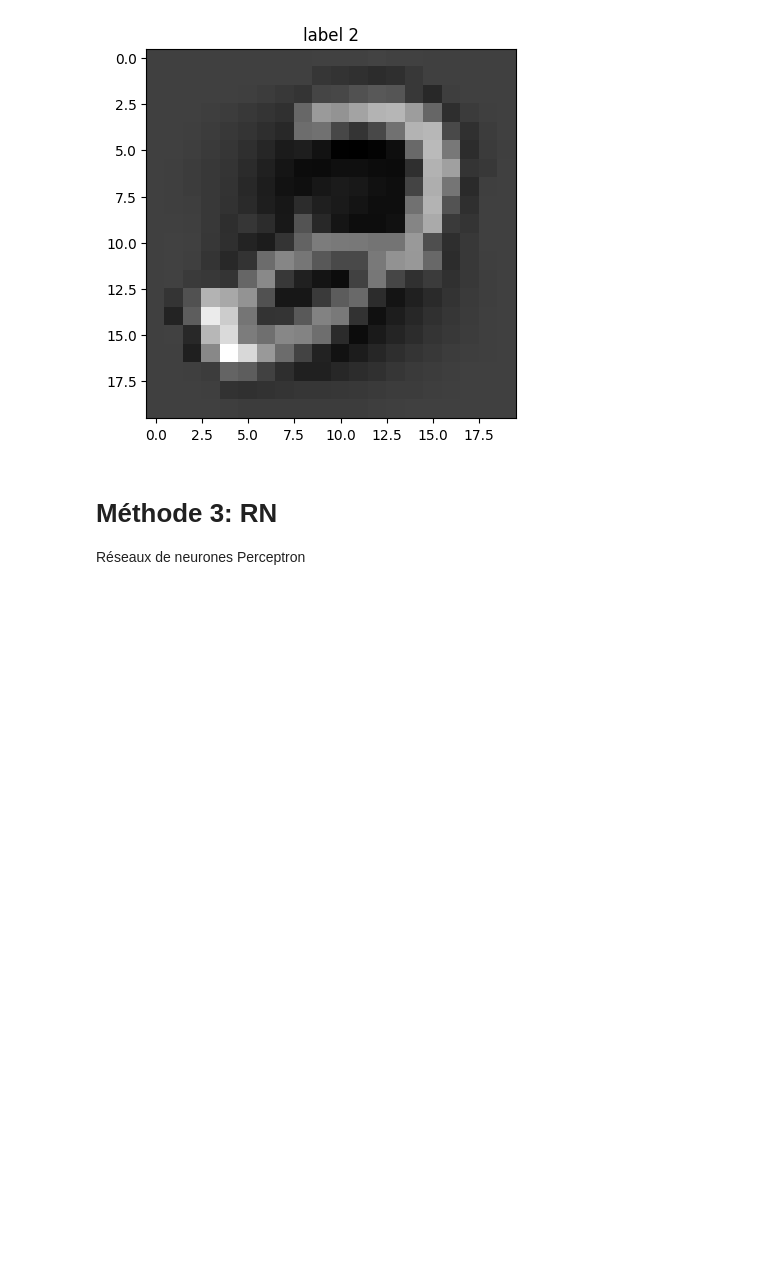
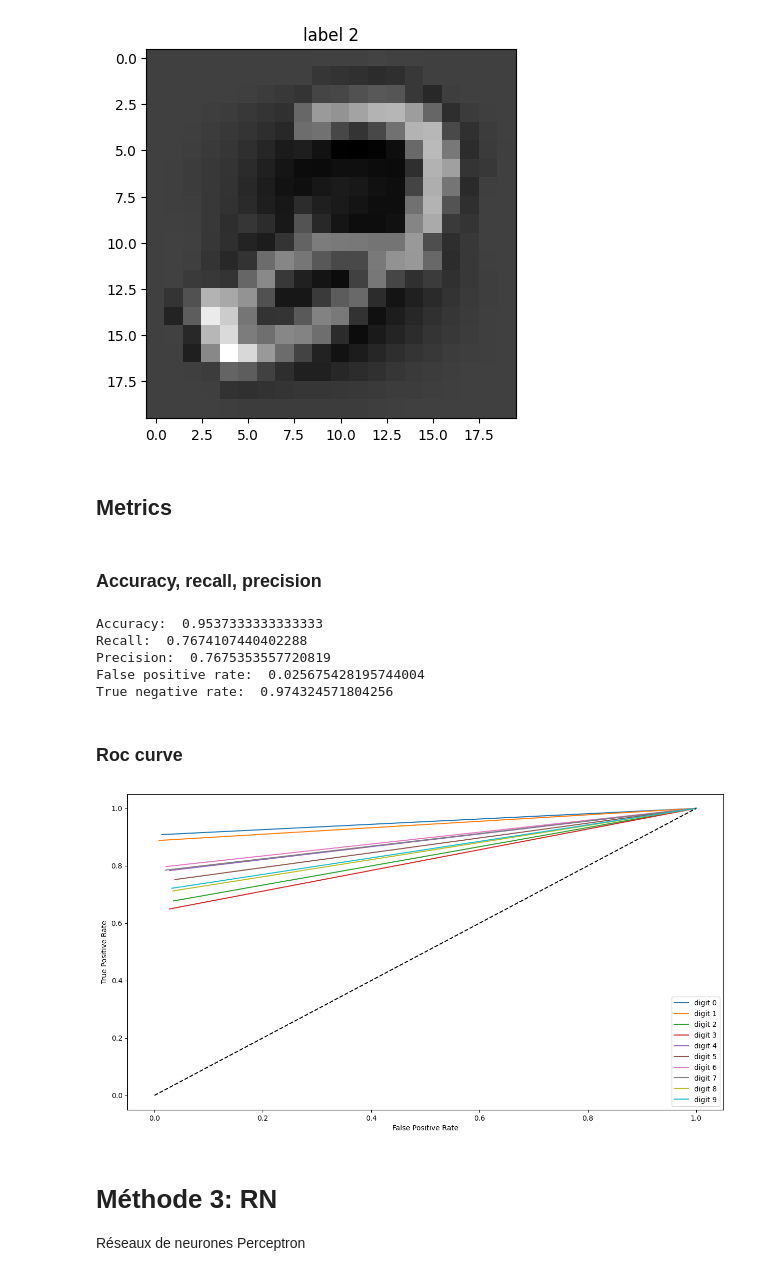
Before and after one commit to Maria-Djadi01/TP-AARN, a Jupyter notebook: TP1/TP 1.ipynb, the cells around one changed output. Drawn from its saved outputs; the diff is of its cells as text; code cells hidden in the pictures; blank space fills up the shorter version.

```diff
--- a/TP1/TP 1.ipynb
+++ b/TP1/TP 1.ipynb
@@ -222,6 +294,7 @@ model = DecisionTreeClassifier()
 model = model.fit(X_train, y_train)
 # Prediction
 y_pred = model.predict(X_test)
+y_prob = model.predict_proba(X_test)
 # %%
 # tester une image
 c= 3
@@ -234,6 +307,24 @@ plt.imshow(a,cmap='gray')
 2
 <matplotlib.image.AxesImage at 0x...>
 [figure]
+# %% [markdown]
+## Metrics
+# %% [markdown]
+### Accuracy, recall, precision
+# %%
+compute_metrics(y_test, y_pred)
+# %% [output]
+Accuracy:  0.9537333333333333
+Recall:  0.7674107440402288
+Precision:  0.7675353557720819
+False positive rate:  0.025675428195744004
+True negative rate:  0.974324571804256
+# %% [markdown]
+### Roc curve
+# %%
+roc_plot(y_test, y_prob, np.arange(0, 1, 0.01))
+# %% [output]
+[figure, added]
 # %% [markdown]
 # Méthode 3: RN
 Réseaux de neurones Perceptron
```
Also changed, not shown: parts of 27 cells of this notebook.
